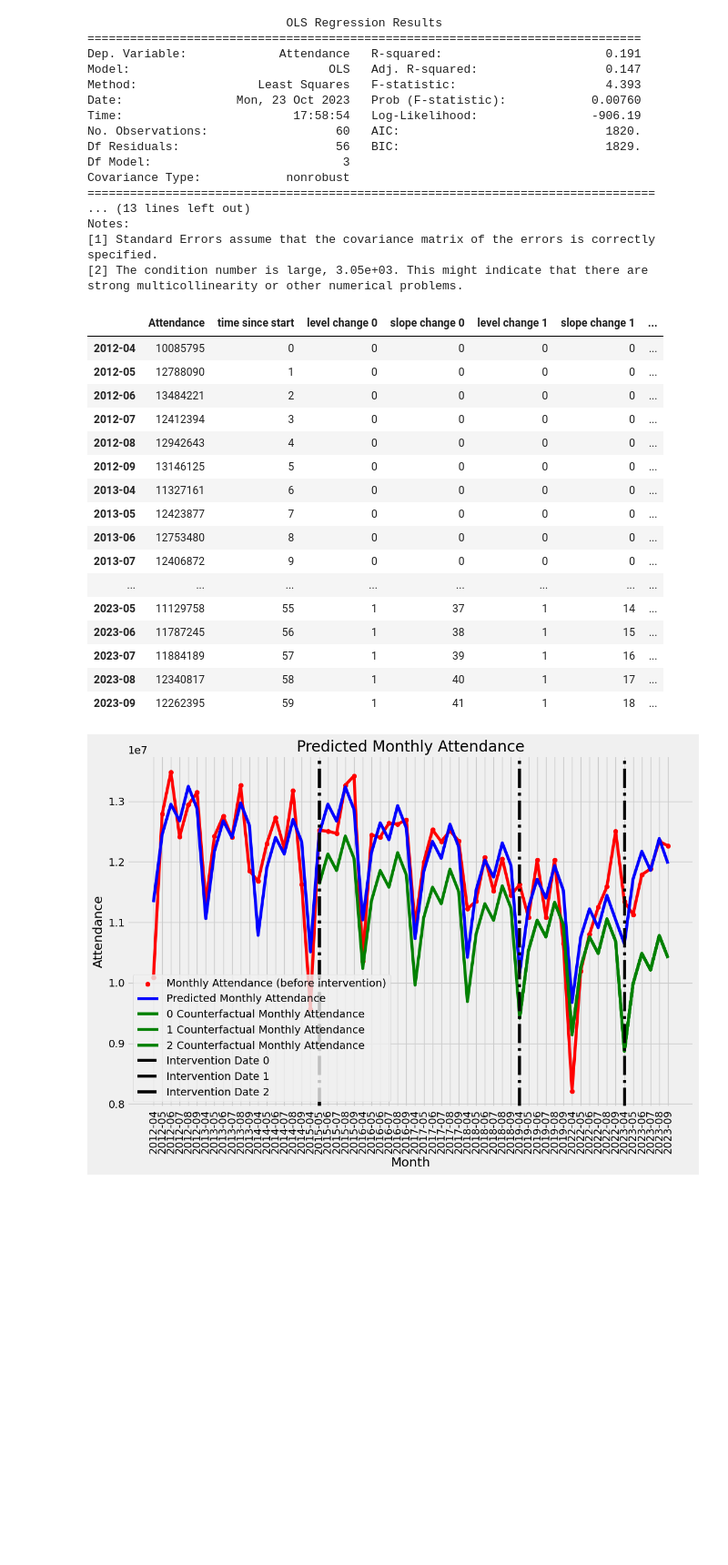
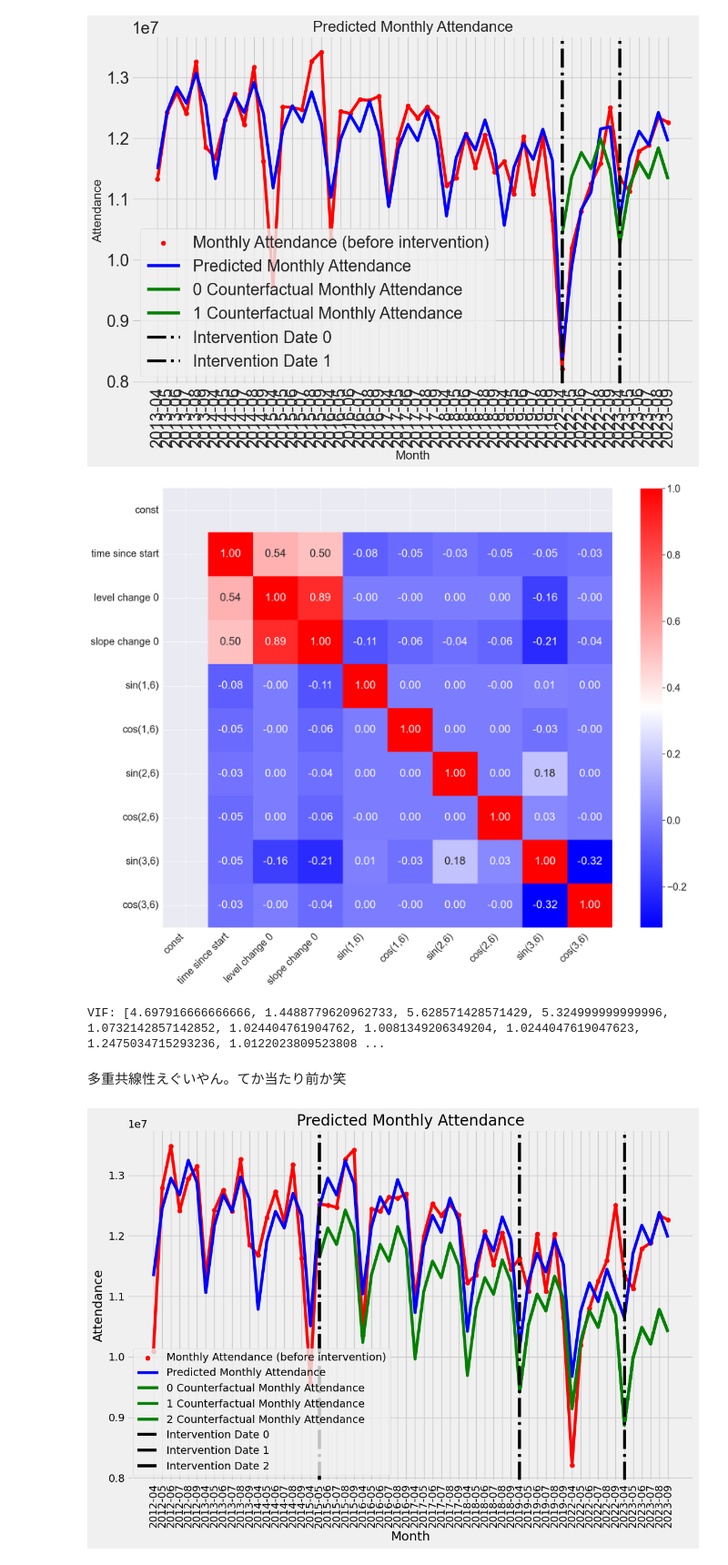
Before and after one commit to mohki7/graduation_thesis, a Jupyter notebook: InterruptedTimeSeries_.ipynb, the cells around one changed output. Shown at 91% size. Cells and saved outputs as stored; diff of their text form; code cells hidden in the pictures; blank space fills up the shorter version.

```diff
--- a/InterruptedTimeSeries_.ipynb
+++ b/InterruptedTimeSeries_.ipynb
@@ -81,41 +73,14 @@ strong multicollinearity problems or that the design matrix is singular.
 # %%
-# its.plot_predict(is_counterfactual=True, is_prediction_std=True)
-its_OLS.fit_slope_after_intervention()
+its_periodical_OLS.plot_predict(is_counterfactual=True)
 # %% [output]
-                            OLS Regression Results
-==============================================================================
-Dep. Variable:             Attendance   R-squared:                       0.191
-Model:                            OLS   Adj. R-squared:                  0.147
-Method:                 Least Squares   F-statistic:                     4.393
-Date:                Mon, 23 Oct 2023   Prob (F-statistic):            0.00760
-Time:                        17:58:54   Log-Likelihood:                -906.19
-No. Observations:                  60   AIC:                             1820.
-Df Residuals:                      56   BIC:                             1829.
-Df Model:                           3
-Covariance Type:            nonrobust
-================================================================================
-... (13 lines left out)
-Notes:
-[1] Standard Errors assume that the covariance matrix of the errors is correctly specified.
-[2] The condition number is large, 3.05e+03. This might indicate that there are
-strong multicollinearity or other numerical problems.
-|  | Attendance | time since start | level change 0 | slope change 0 | level change 1 | slope change 1 | ... |
-| 2012-04 | 10085795 | 0 | 0 | 0 | 0 | 0 | ... |
-| 2012-05 | 12788090 | 1 | 0 | 0 | 0 | 0 | ... |
-| 2012-06 | 13484221 | 2 | 0 | 0 | 0 | 0 | ... |
-| 2012-07 | 12412394 | 3 | 0 | 0 | 0 | 0 | ... |
-| 2012-08 | 12942643 | 4 | 0 | 0 | 0 | 0 | ... |
-| 2012-09 | 13146125 | 5 | 0 | 0 | 0 | 0 | ... |
-| 2013-04 | 11327161 | 6 | 0 | 0 | 0 | 0 | ... |
-| 2013-05 | 12423877 | 7 | 0 | 0 | 0 | 0 | ... |
-| 2013-06 | 12753480 | 8 | 0 | 0 | 0 | 0 | ... |
-| 2013-07 | 12406872 | 9 | 0 | 0 | 0 | 0 | ... |
-| ... | ... | ... | ... | ... | ... | ... | ... |
-| 2023-05 | 11129758 | 55 | 1 | 37 | 1 | 14 | ... |
-| 2023-06 | 11787245 | 56 | 1 | 38 | 1 | 15 | ... |
-| 2023-07 | 11884189 | 57 | 1 | 39 | 1 | 16 | ... |
-| 2023-08 | 12340817 | 58 | 1 | 40 | 1 | 17 | ... |
-| 2023-09 | 12262395 | 59 | 1 | 41 | 1 | 18 | ... |
+[figure, added]
+# %%
+its_periodical_OLS.show_correlation()
+# %% [output]
+[figure, added]
+VIF: [4.697916666666666, 1.4488779620962733, 5.628571428571429, 5.324999999999996, 1.0732142857142852, 1.024404761904762, 1.0081349206349204, 1.0244047619047623, 1.2475034715293236, 1.0122023809523808 ...
+# %% [markdown]
+多重共線性えぐいやん。てか当たり前か笑
 # %%
 its_periodical_OLS.plot_predict(is_counterfactual=True)
 # %% [output]
```
Also changed, not shown: parts of 10 cells of this notebook, 4 other files.
